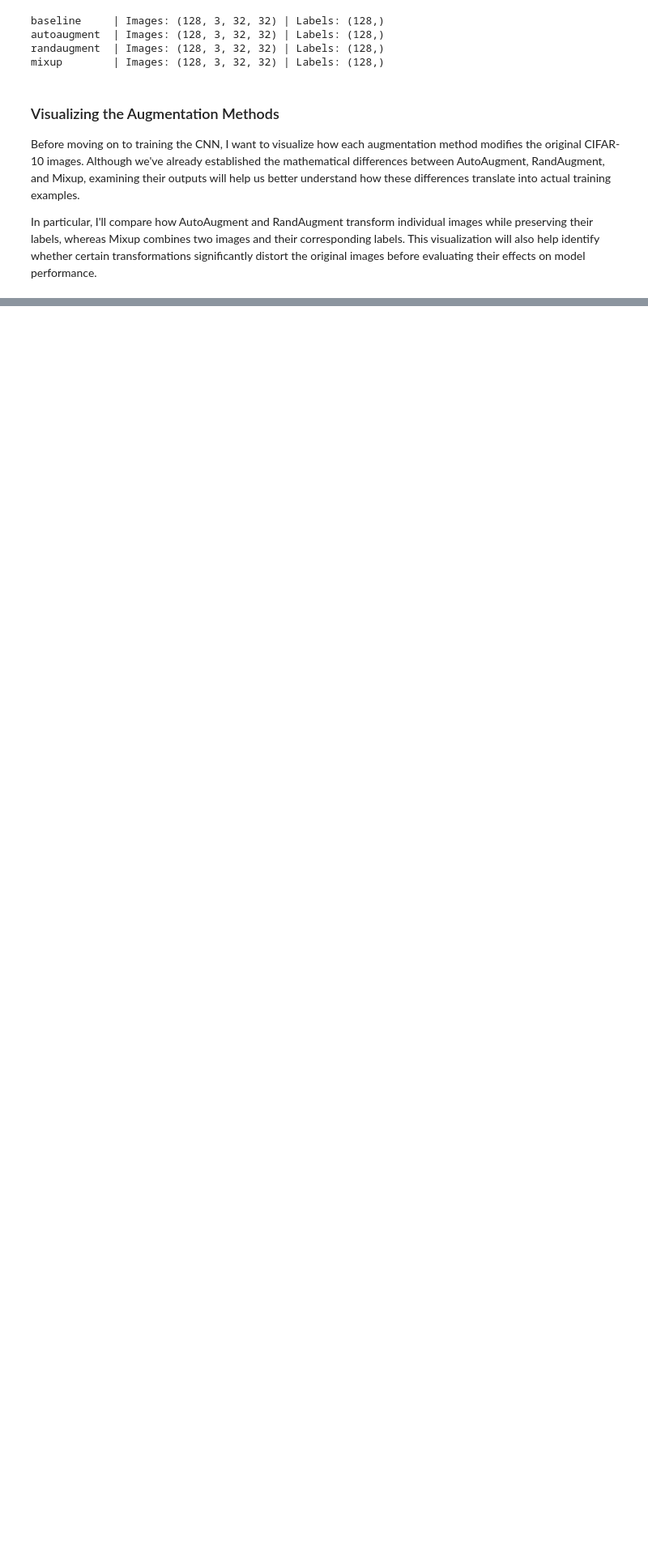
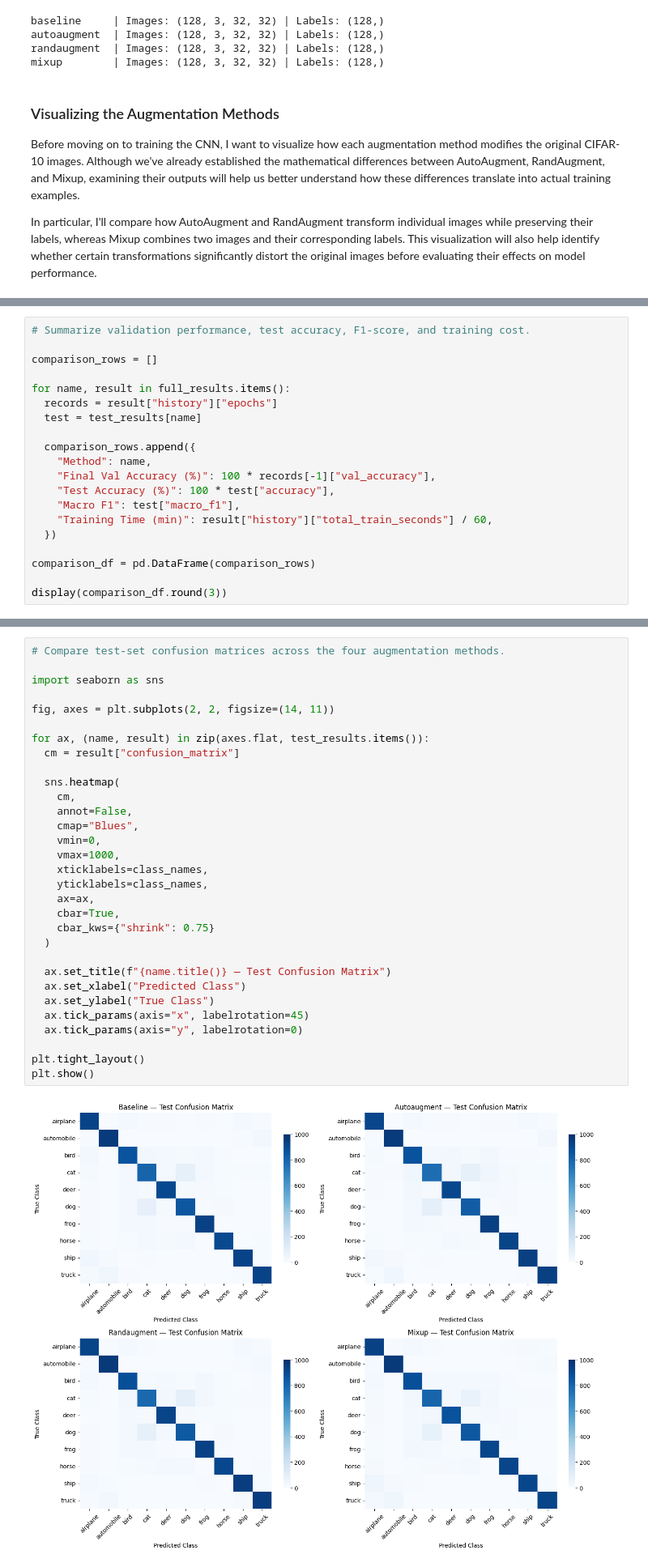
Before and after one commit to CandidoS391/learning-under-transformation, a Jupyter notebook: autoaugment_randaugment_mixup.ipynb, the cells around one changed output, grey strips where cells are left out. Shown at 81% size. Drawn from its saved outputs; the diff is of its cells as text; blank space fills up the shorter version.

```diff
--- a/autoaugment_randaugment_mixup.ipynb
+++ b/autoaugment_randaugment_mixup.ipynb
@@ -466,0 +1102,20 @@ Although these examples help illustrate the differences between the augmentation
+# %%
+# Summarize validation performance, test accuracy, F1-score, and training cost.
+
+comparison_rows = []
+
+for name, result in full_results.items():
+  records = result["history"]["epochs"]
+  test = test_results[name]
+
+  comparison_rows.append({
+    "Method": name,
+    "Final Val Accuracy (%)": 100 * records[-1]["val_accuracy"],
+    "Test Accuracy (%)": 100 * test["accuracy"],
+    "Macro F1": test["macro_f1"],
+    "Training Time (min)": result["history"]["total_train_seconds"] / 60,
+  })
+
+comparison_df = pd.DataFrame(comparison_rows)
+
+display(comparison_df.round(3))
@@ -466,0 +1128,33 @@ Although these examples help illustrate the differences between the augmentation
+# %%
+# Compare test-set confusion matrices across the four augmentation methods.
+
+import seaborn as sns
+
+fig, axes = plt.subplots(2, 2, figsize=(14, 11))
+
+for ax, (name, result) in zip(axes.flat, test_results.items()):
+  cm = result["confusion_matrix"]
+
+  sns.heatmap(
+    cm,
+    annot=False,
+    cmap="Blues",
+    vmin=0,
+    vmax=1000,
+    xticklabels=class_names,
+    yticklabels=class_names,
+    ax=ax,
+    cbar=True,
+    cbar_kws={"shrink": 0.75}
+  )
+
+  ax.set_title(f"{name.title()} — Test Confusion Matrix")
+  ax.set_xlabel("Predicted Class")
+  ax.set_ylabel("True Class")
+  ax.tick_params(axis="x", labelrotation=45)
+  ax.tick_params(axis="y", labelrotation=0)
+
+plt.tight_layout()
+plt.show()
+# %% [output]
+[figure, added]
```
Also changed, not shown: parts of 24 cells of this notebook.
